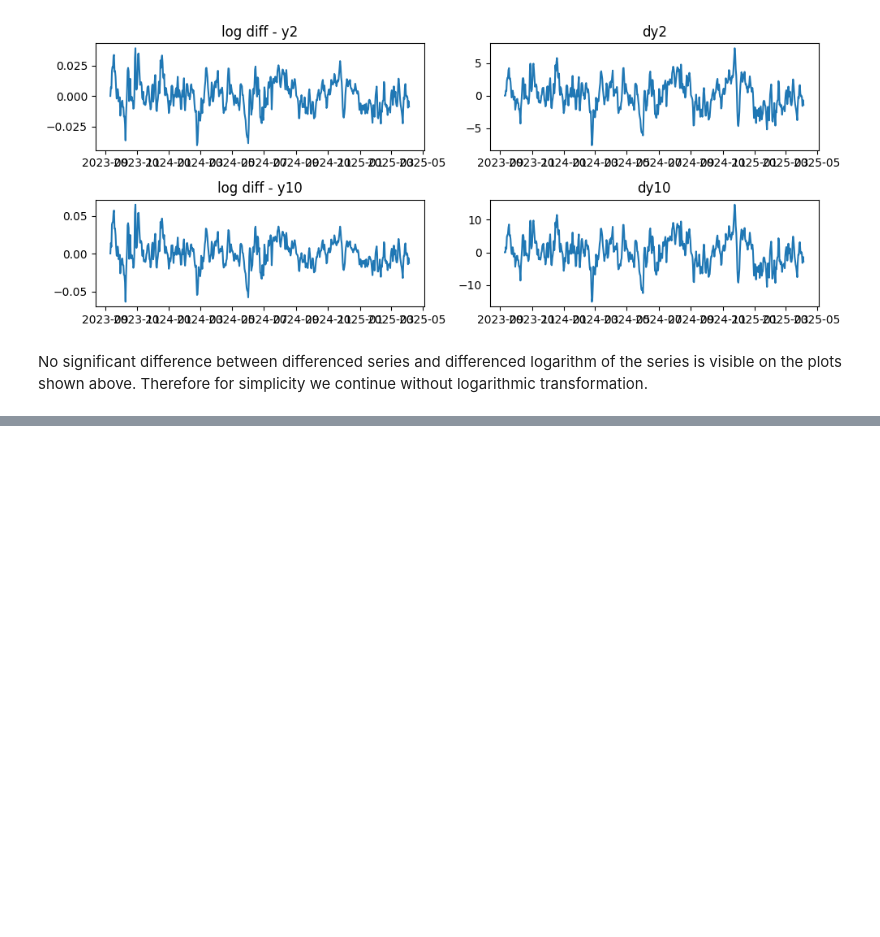
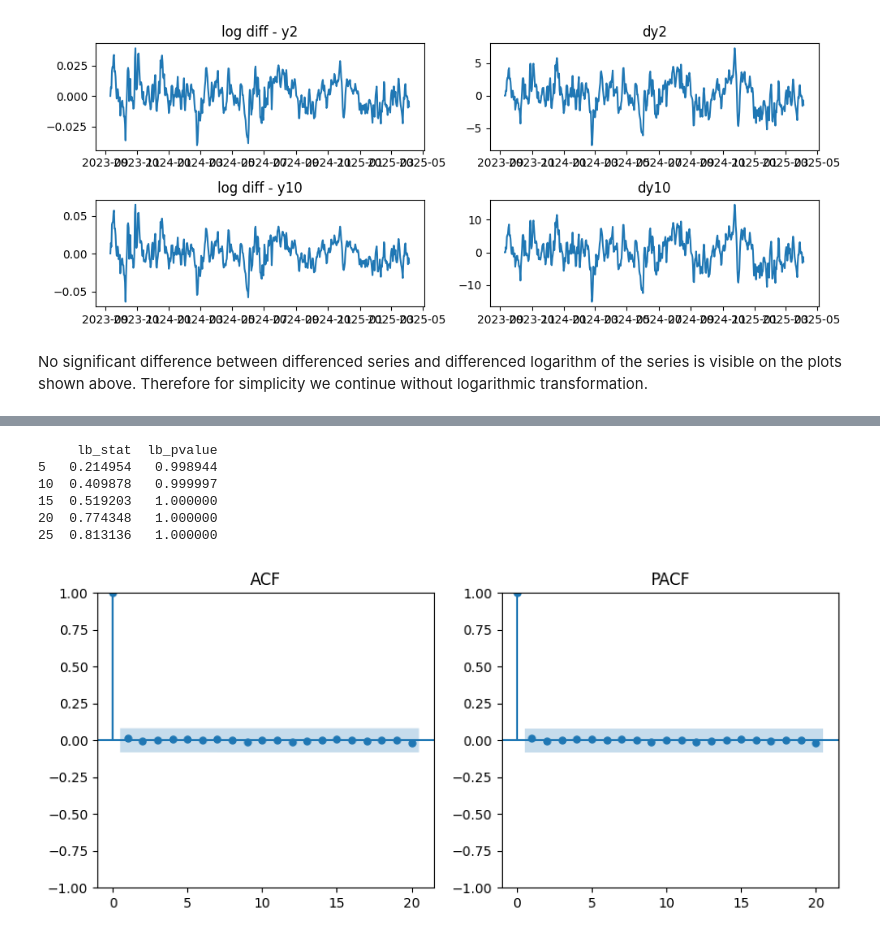
Before and after one commit to pjagiello01/Time-Series-Analysis, a Jupyter notebook: test.ipynb, the cells around one changed output, grey strips where cells are left out. Cells and saved outputs as stored; diff of their text form; code cells hidden in the pictures; blank space fills up the shorter version.

```diff
--- a/test.ipynb
+++ b/test.ipynb
@@ -243,0 +267,4 @@ No significant difference between differenced series and differenced logarithm o
+# %%
+model = ARIMA(coint_df['y2'].values, order = (1,1,0))
+arima_110 = model.fit()
+print(arima_110.summary())
@@ -243,0 +289,22 @@ No significant difference between differenced series and differenced logarithm o
+# %%
+ljung_test = acorr_ljungbox(arima_110.resid, lags=[5, 10, 15, 20, 25], return_df=True)
+print(ljung_test)
+# %% [output]
+     lb_stat  lb_pvalue
+5   0.214954   0.998944
+10  0.409878   0.999997
+15  0.519203   1.000000
+20  0.774348   1.000000
+25  0.813136   1.000000
+# %%
+fig, axes = plt.subplots(1, 2, figsize = (10, 4))
+
+plot_acf(arima_110.resid, lags=20, ax=axes[0])
+axes[0].set_title("ACF")
+
+plot_pacf(arima_110.resid, lags=20, ax=axes[1])
+axes[1].set_title("PACF")
+
+plt.show()
+# %% [output]
+[figure, added]
```
Also changed, not shown: parts of 12 cells of this notebook, 2 other files.
